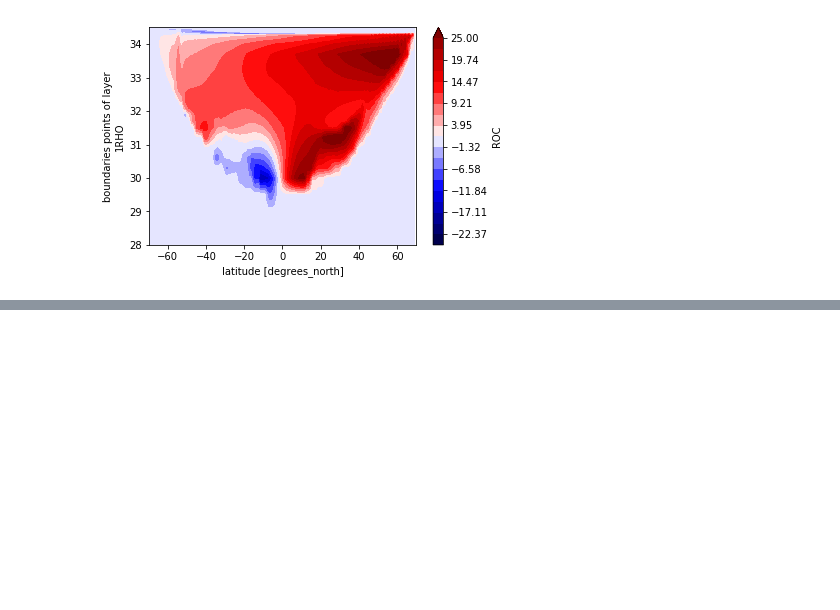
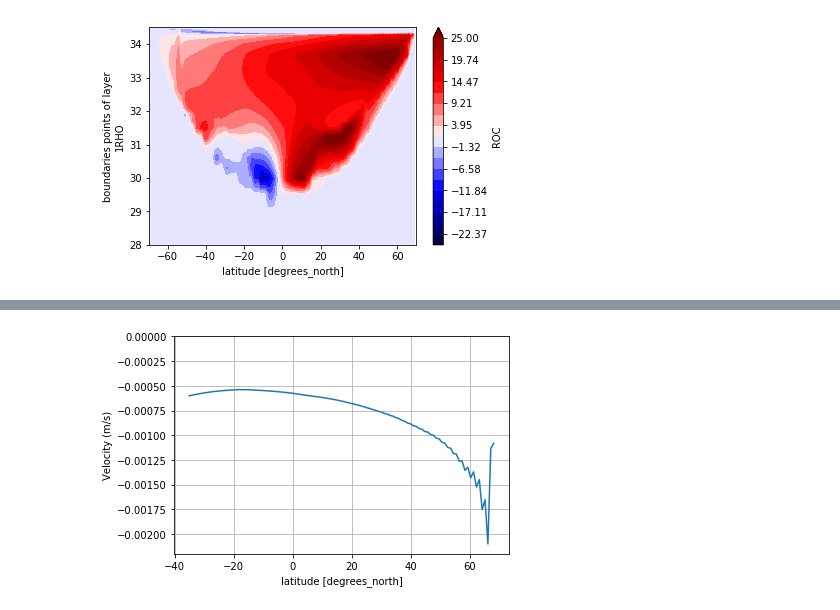
Before and after one commit to cspencerjones/tracers_two_basin, a Jupyter notebook: layers.ipynb, the cells around one changed output, grey strips where cells are left out. Cells and saved outputs as stored; diff of their text form; code cells hidden in the pictures; blank space fills up the shorter version.

```diff
--- a/layers.ipynb
+++ b/layers.ipynb
@@ -86,0 +89,9 @@ fig.savefig('../ROC.eps', bbox_inches='tight')
+# %%
+fig,ax=plt.subplots(1,1)
+(ds.LaVH1RHO[:,22:-1,36:-1,140:215].sum('layer_1RHO_center')/ds.LaHs1RHO[:,22:-1,36:-1,140:215].sum('layer_1RHO_center')).mean('time').mean('XC').plot()
+ax.set_ylabel('Velocity (m/s)')
+ax.set_ylim(-0.0022,0)
+ax.grid(True)
+fig.savefig('../Atl_velocity.eps', bbox_inches='tight')
+# %% [output]
+[figure, added]
```
Also changed, not shown: parts of 2 cells of this notebook.
